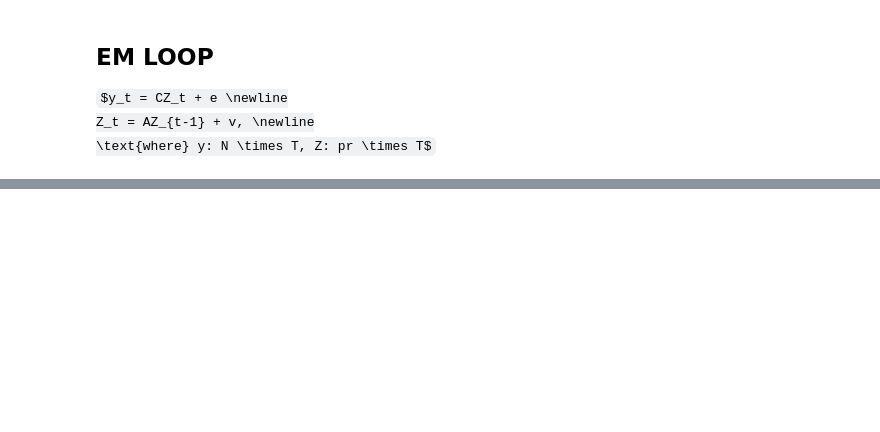
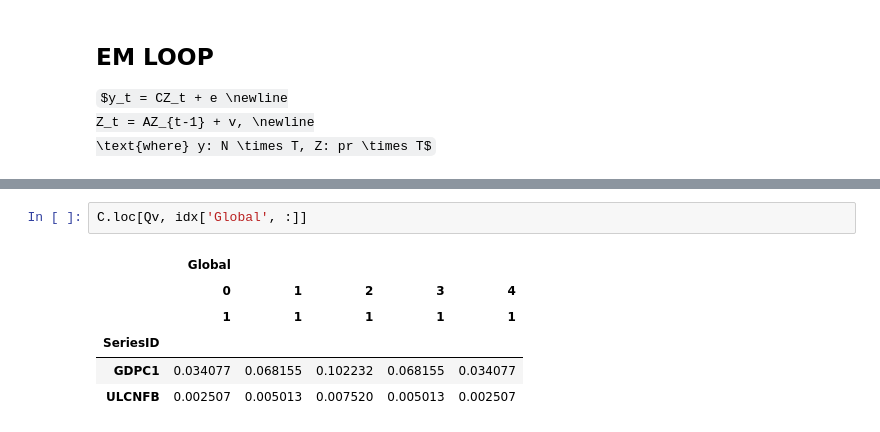
Before and after one commit to hyunchangyi/nowcasting, a Jupyter notebook: nowcasting.ipynb, the cells around one changed output, grey strips where cells are left out. Cells and saved outputs as stored; diff of their text form; some formulas as TeX source; blank space fills up the shorter version.

```diff
--- a/nowcasting.ipynb
+++ b/nowcasting.ipynb
@@ -1264,0 +1175,9 @@ Table 7: Autoregressive Coefficients on Idiosyncratic Component
+# %%
+C.loc[Qv, idx['Global', :]]
+# %% [output]
+|  | Global |  |  |  |  |
+|  | 0 | 1 | 2 | 3 | 4 |
+|  | 1 | 1 | 1 | 1 | 1 |
+| SeriesID |  |  |  |  |  |
+| GDPC1 | 0.034077 | 0.068155 | 0.102232 | 0.068155 | 0.034077 |
+| ULCNFB | 0.002507 | 0.005013 | 0.007520 | 0.005013 | 0.002507 |
```
Also changed, not shown: parts of 10 cells of this notebook, 1 other file.
